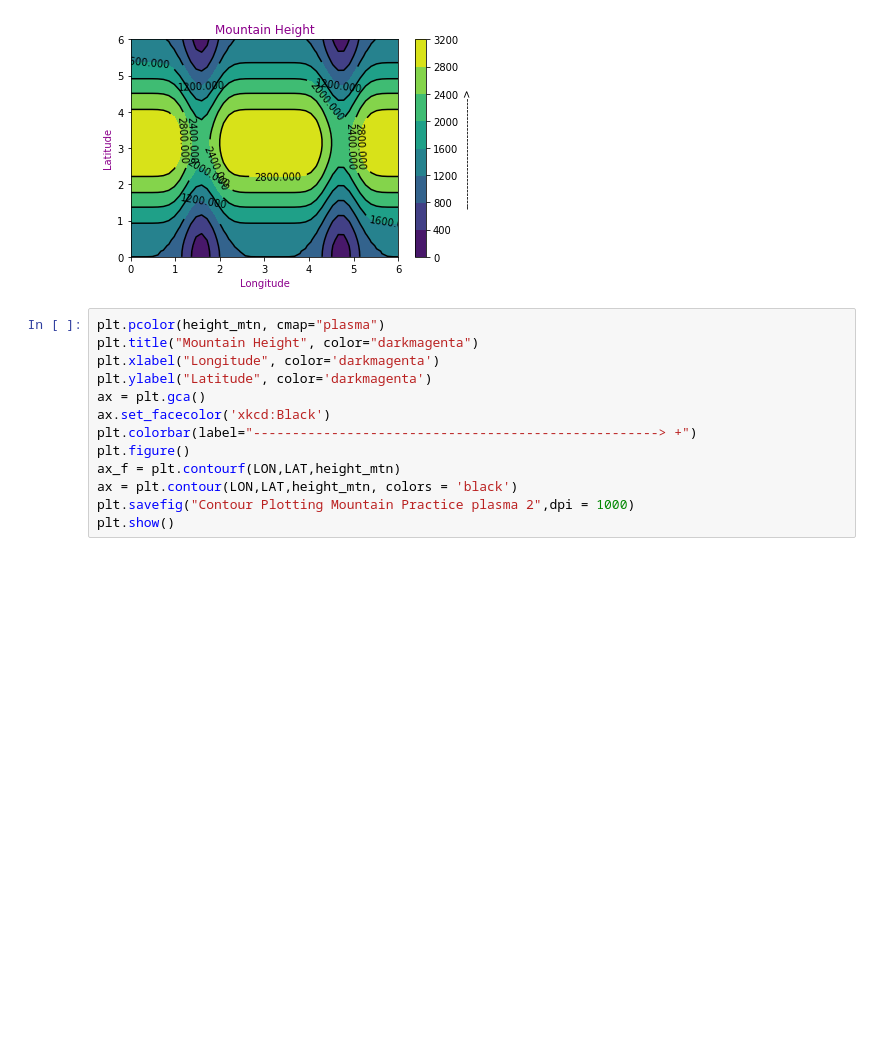
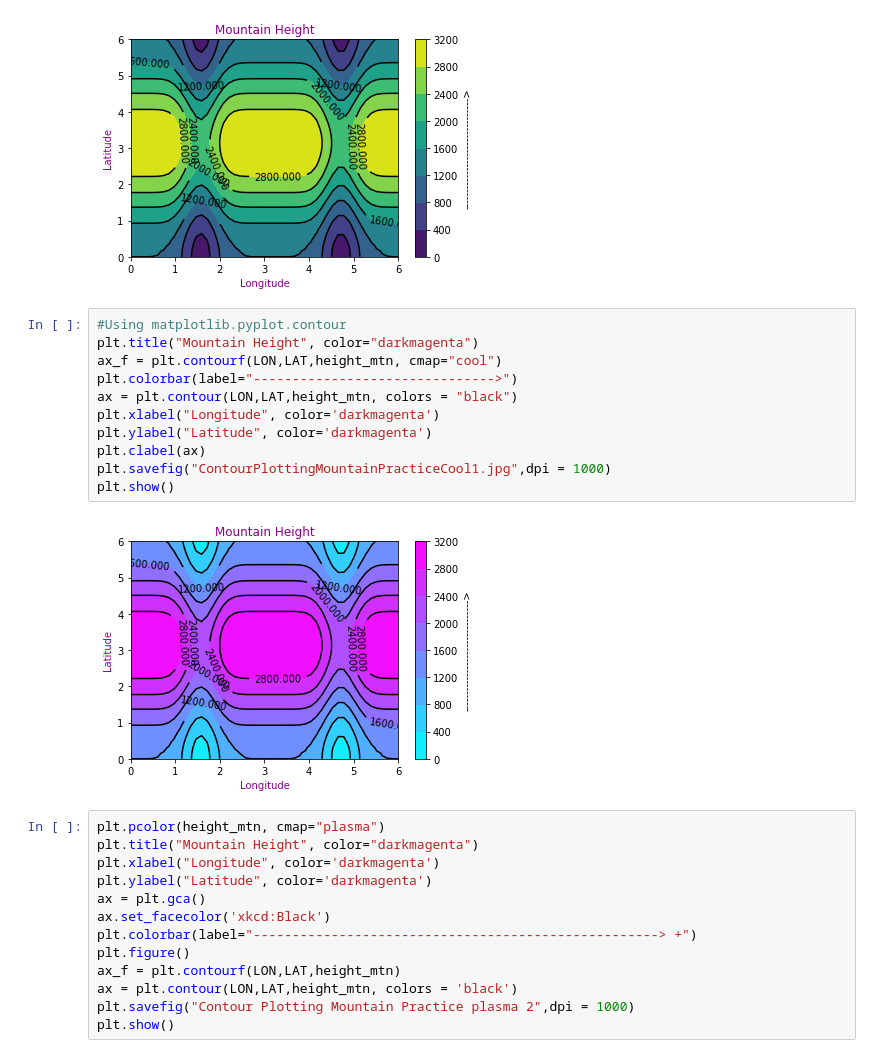
Before and after one commit to MID-712/BRIDGEUP_ClimateCoders, a Jupyter notebook: 191217_contourplotting_name.ipynb, the cells around one changed output. Saved outputs shown, nothing was run; the diff lists cells and outputs as text; blank space fills up the shorter version.

```diff
--- a/191217_contourplotting_name.ipynb
+++ b/191217_contourplotting_name.ipynb
@@ -88,6 +88,19 @@ plt.savefig("ContourPlottingMountainPracticeViridis1.jpg",dpi = 1000)
 plt.show()
 # %% [output]
 [figure]
+# %%
+#Using matplotlib.pyplot.contour
+plt.title("Mountain Height", color="darkmagenta")
+ax_f = plt.contourf(LON,LAT,height_mtn, cmap="cool")
+plt.colorbar(label="------------------------------->")
+ax = plt.contour(LON,LAT,height_mtn, colors = "black")
+plt.xlabel("Longitude", color='darkmagenta')
+plt.ylabel("Latitude", color='darkmagenta')
+plt.clabel(ax)
+plt.savefig("ContourPlottingMountainPracticeCool1.jpg",dpi = 1000)
+plt.show()
+# %% [output]
+[figure, added]
 # %%
 plt.pcolor(height_mtn, cmap="plasma")
 plt.title("Mountain Height", color="darkmagenta")
```
Also changed, not shown: 5 other files.
